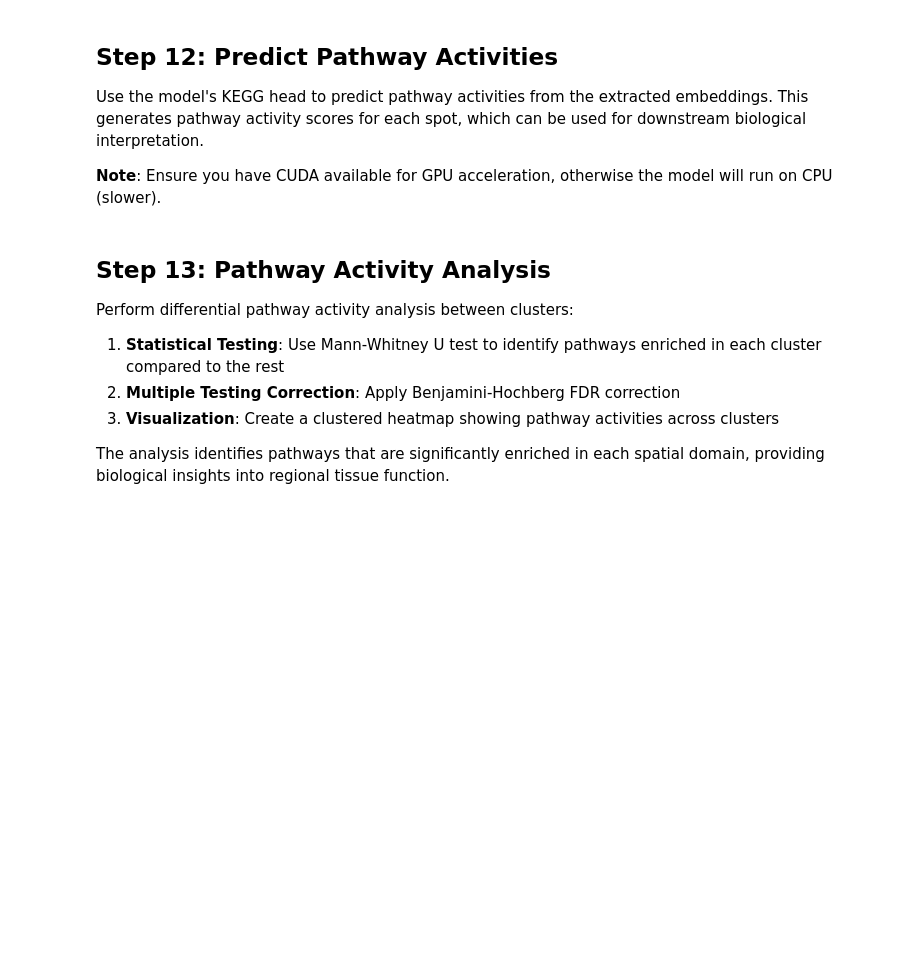
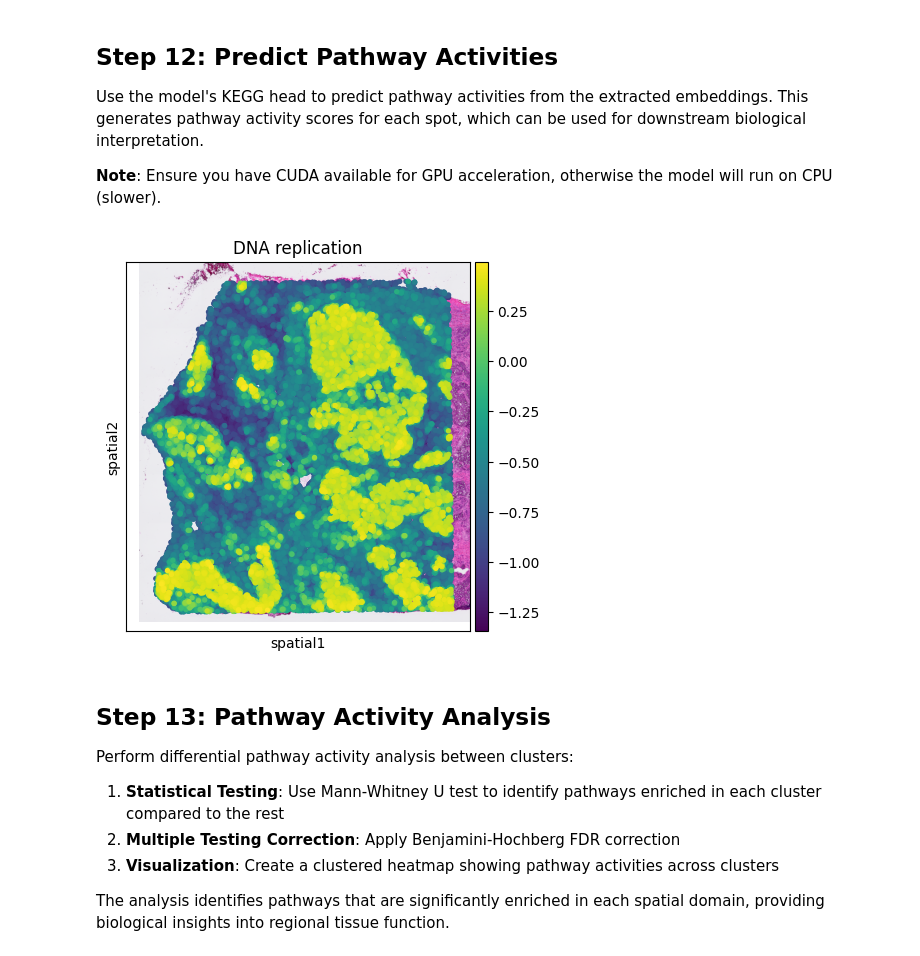
Before and after one commit to madilabcode/PATH, a Jupyter notebook: PATH_Toturial.ipynb, the cells around one changed output. Drawn from its saved outputs; the diff is of its cells as text; code cells hidden in the pictures; blank space fills up the shorter version.

```diff
--- a/PATH_Toturial.ipynb
+++ b/PATH_Toturial.ipynb
@@ -159,8 +227,10 @@ predication_pd = model.kegg_head(torch.tensor(encoded).to(device))
 predication_pd = predication_pd.detach().cpu().numpy()
 predication_pd = pd.DataFrame(predication_pd, columns=mask[mask==True].index)
 # %%
-obj.obs["Cell cycle"] = predication_pd["Cell cycle"].values
-sc.pl.spatial(obj, color="Cell cycle", spot_size=200, show=True)
+obj.obs["DNA replication"] = predication_pd["DNA replication"].values
+sc.pl.spatial(obj, color="DNA replication", spot_size=200, show=True)
+# %% [output]
+[figure, added]
 # %% [markdown]
 ## Step 13: Pathway Activity Analysis
 
```
Also changed, not shown: parts of 7 cells of this notebook.
